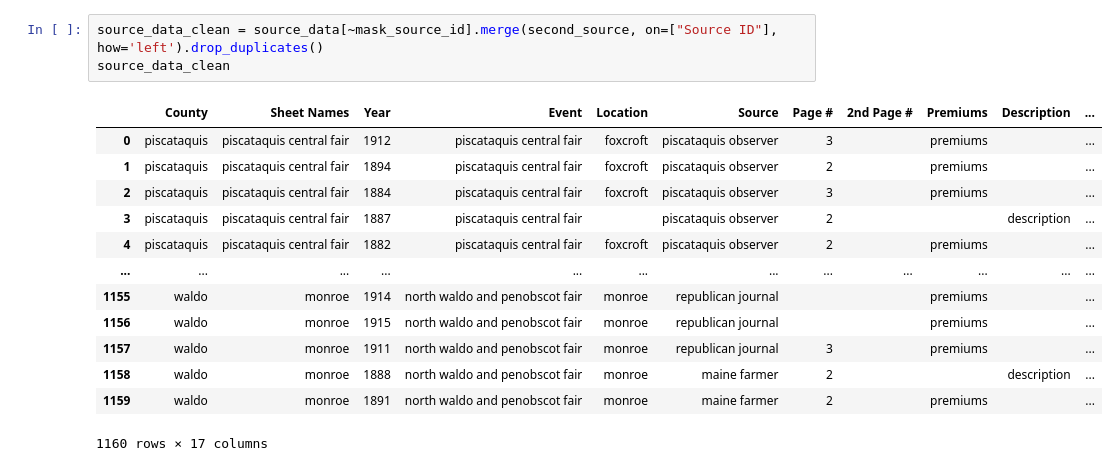
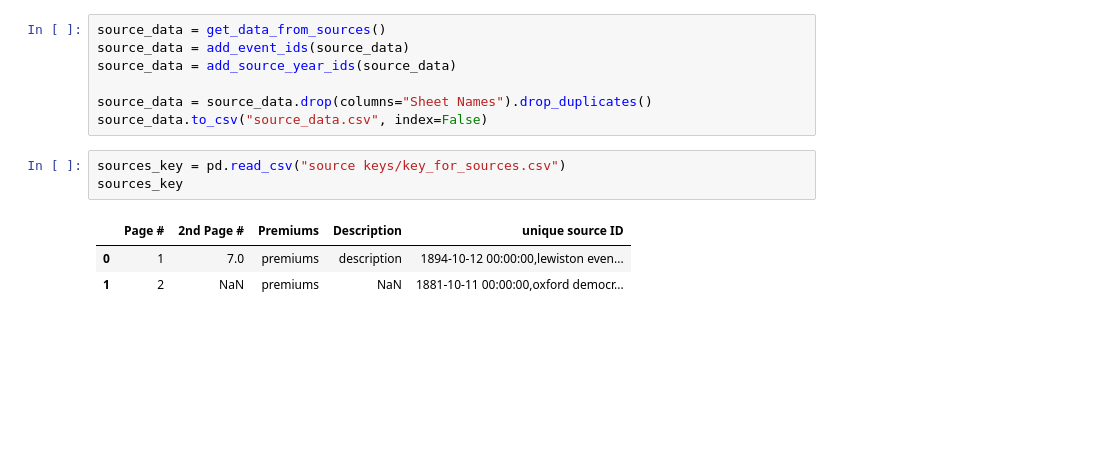
Before and after one commit to greggery88/Apple-Mapping-2, a Jupyter notebook: jpmain.ipynb, the cells around one changed output. Drawn from its saved outputs; the diff is of its cells as text; blank space fills up the shorter version.

Commit message:
mostly stable state for source files and apple mapping added more

```diff
--- a/jpmain.ipynb
+++ b/jpmain.ipynb
@@ -56,17 +11,14 @@ second_source
+# %%
+source_data = get_data_from_sources()
+source_data = add_event_ids(source_data)
+source_data = add_source_year_ids(source_data)
+
+source_data = source_data.drop(columns="Sheet Names").drop_duplicates()
+source_data.to_csv("source_data.csv", index=False)
 # %%
-source_data_clean = source_data[~mask_source_id].merge(second_source, on=["Source ID"], how='left').drop_duplicates()
-source_data_clean
+sources_key = pd.read_csv("source keys/key_for_sources.csv")
+sources_key
 # %% [output]
-|  | County | Sheet Names | Year | Event | Location | Source | Page # | 2nd Page # | Premiums | Description | ... |
-| 0 | piscataquis | piscataquis central fair | 1912 | piscataquis central fair | foxcroft | piscataquis observer | 3 |  | premiums |  | ... |
-| 1 | piscataquis | piscataquis central fair | 1894 | piscataquis central fair | foxcroft | piscataquis observer | 2 |  | premiums |  | ... |
-| 2 | piscataquis | piscataquis central fair | 1884 | piscataquis central fair | foxcroft | piscataquis observer | 3 |  | premiums |  | ... |
-| 3 | piscataquis | piscataquis central fair | 1887 | piscataquis central fair |  | piscataquis observer | 2 |  |  | description | ... |
-| 4 | piscataquis | piscataquis central fair | 1882 | piscataquis central fair | foxcroft | piscataquis observer | 2 |  | premiums |  | ... |
-| ... | ... | ... | ... | ... | ... | ... | ... | ... | ... | ... | ... |
-| 1155 | waldo | monroe | 1914 | north waldo and penobscot fair | monroe | republican journal |  |  | premiums |  | ... |
-| 1156 | waldo | monroe | 1915 | north waldo and penobscot fair | monroe | republican journal |  |  | premiums |  | ... |
-| 1157 | waldo | monroe | 1911 | north waldo and penobscot fair | monroe | republican journal | 3 |  | premiums |  | ... |
-| 1158 | waldo | monroe | 1888 | north waldo and penobscot fair | monroe | maine farmer | 2 |  |  | description | ... |
-| 1159 | waldo | monroe | 1891 | north waldo and penobscot fair | monroe | maine farmer | 2 |  | premiums |  | ... |
+|  | Page # | 2nd Page # | Premiums | Description | unique source ID |
+| 0 | 1 | 7.0 | premiums | description | 1894-10-12 00:00:00,lewiston even... |
+| 1 | 2 | NaN | premiums | NaN | 1881-10-11 00:00:00,oxford democr... |
-1160 rows × 17 columns
```
Also changed, not shown: parts of 9 cells of this notebook, 2 other files.
